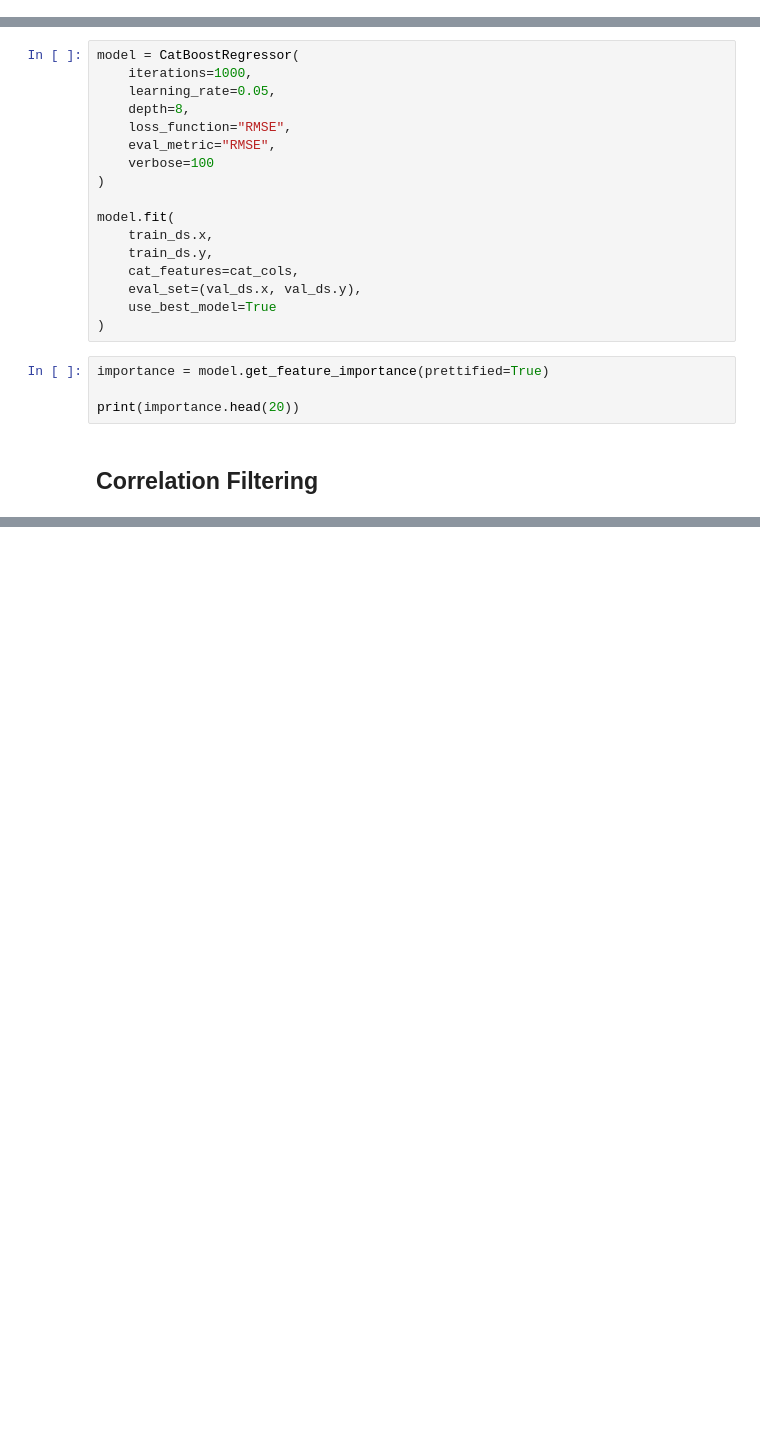
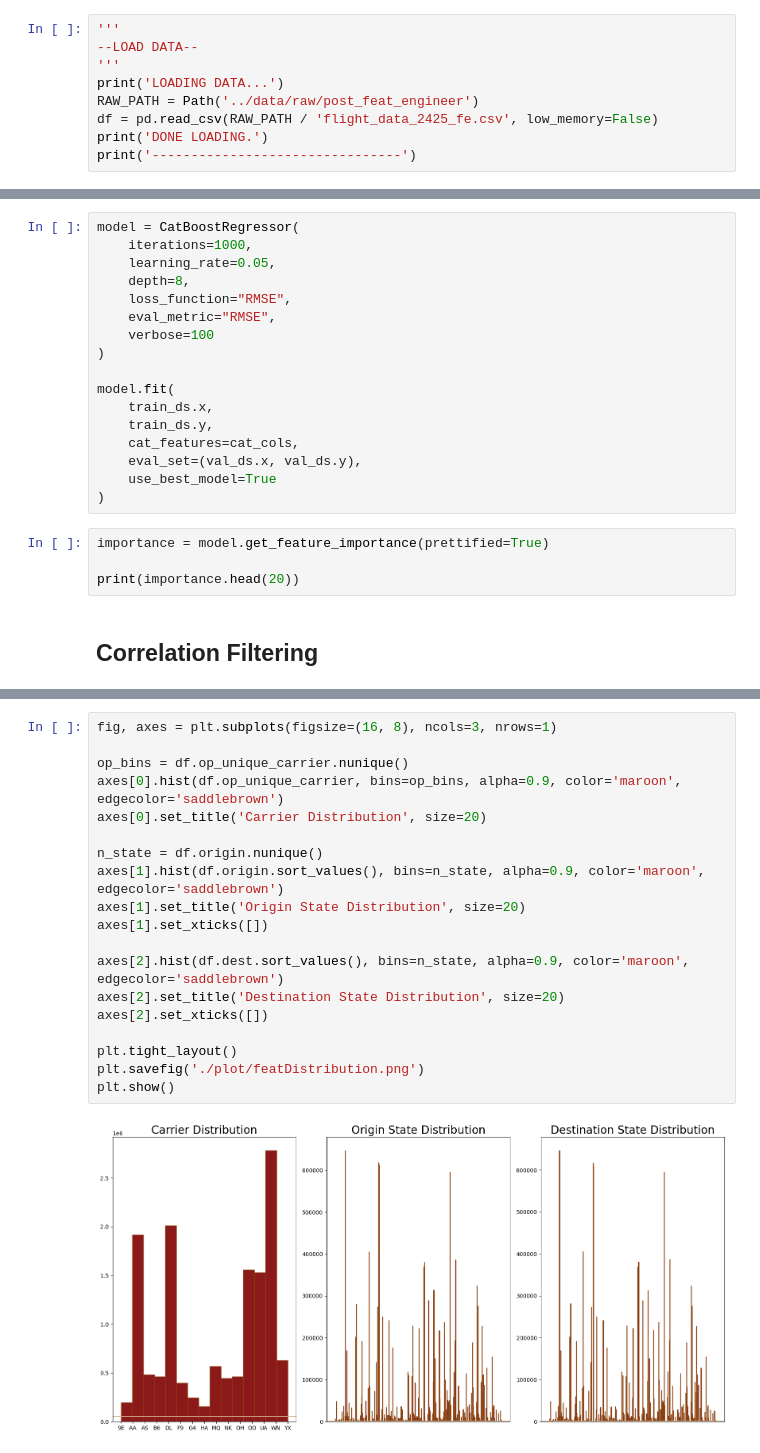
Before and after one commit to Shreacker/US-Flight-Delay-Prediction, a Jupyter notebook: src/nbs/feat_selection.ipynb, the cells around one changed output, grey strips where cells are left out. Cells and saved outputs as stored; diff of their text form; blank space fills up the shorter version.

```diff
--- a/src/nbs/feat_selection.ipynb
+++ b/src/nbs/feat_selection.ipynb
@@ -182,0 +52,9 @@ train_ds, val_ds, test_ds = train_val_test_split(ds_filled, random_state=21)
+# %%
+'''
+--LOAD DATA--
+'''
+print('LOADING DATA...')
+RAW_PATH = Path('../data/raw/post_feat_engineer')
+df = pd.read_csv(RAW_PATH / 'flight_data_2425_fe.csv', low_memory=False)
+print('DONE LOADING.')
+print('--------------------------------')
@@ -247,0 +202,21 @@ sns.heatmap(X_corr,
+# %%
+fig, axes = plt.subplots(figsize=(16, 8), ncols=3, nrows=1)
+
+op_bins = df.op_unique_carrier.nunique()
+axes[0].hist(df.op_unique_carrier, bins=op_bins, alpha=0.9, color='maroon', edgecolor='saddlebrown')
+axes[0].set_title('Carrier Distribution', size=20)
+
+n_state = df.origin.nunique()
+axes[1].hist(df.origin.sort_values(), bins=n_state, alpha=0.9, color='maroon', edgecolor='saddlebrown')
+axes[1].set_title('Origin State Distribution', size=20)
+axes[1].set_xticks([])
+
+axes[2].hist(df.dest.sort_values(), bins=n_state, alpha=0.9, color='maroon', edgecolor='saddlebrown')
+axes[2].set_title('Destination State Distribution', size=20)
+axes[2].set_xticks([])
+
+plt.tight_layout()
+plt.savefig('./plot/featDistribution.png')
+plt.show()
+# %% [output]
+[figure, added]
```
Also changed, not shown: parts of 28 cells of this notebook, 1 other file.
